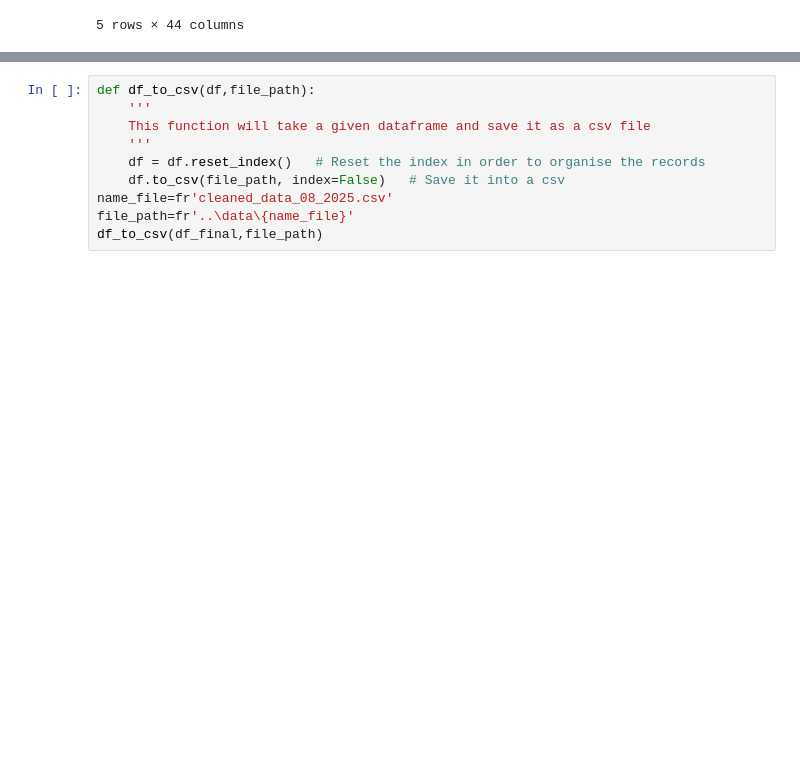
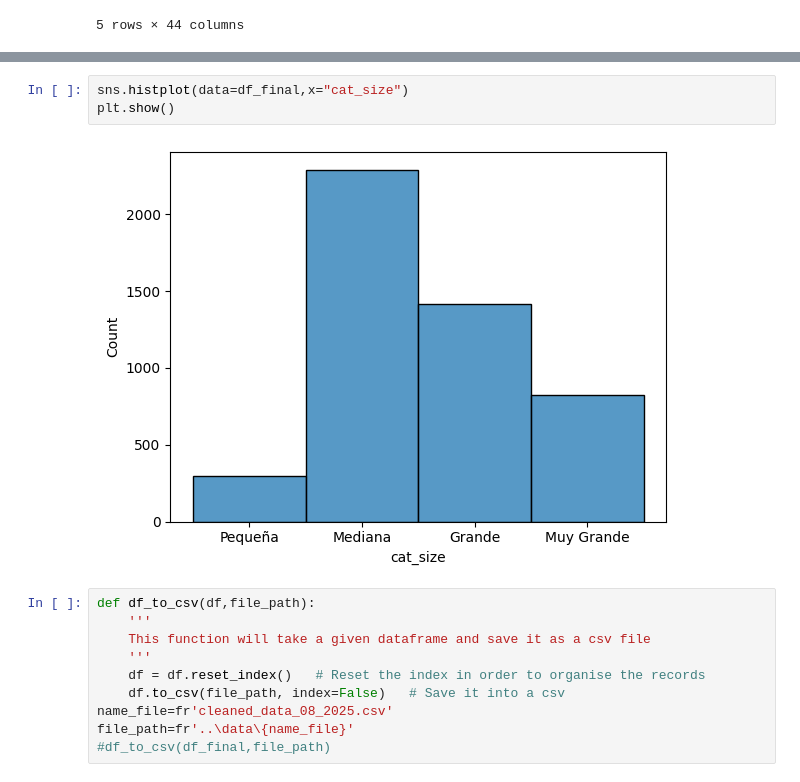
Before and after one commit to nicolasdl97/Project_1, a Jupyter notebook: Notebook/EDA.ipynb, the cells around one changed output, grey strips where cells are left out. Saved outputs shown, nothing was run; the diff lists cells and outputs as text; blank space fills up the shorter version.

```diff
--- a/Notebook/EDA.ipynb
+++ b/Notebook/EDA.ipynb
@@ -197,3 +202,8 @@ df_final.shape
+# %%
+sns.histplot(data=df_final,x="cat_size")
+plt.show()
+# %% [output]
+[figure, added]
 # %%
 def df_to_csv(df,file_path):
     '''
@@ -203,4 +213,4 @@ def df_to_csv(df,file_path):
     df.to_csv(file_path, index=False)   # Save it into a csv
 name_file=fr'cleaned_data_08_2025.csv'
 file_path=fr'..\data\{name_file}'
-df_to_csv(df_final,file_path)
+#df_to_csv(df_final,file_path)
```
Also changed, not shown: parts of 11 cells of this notebook, 5 other files.
